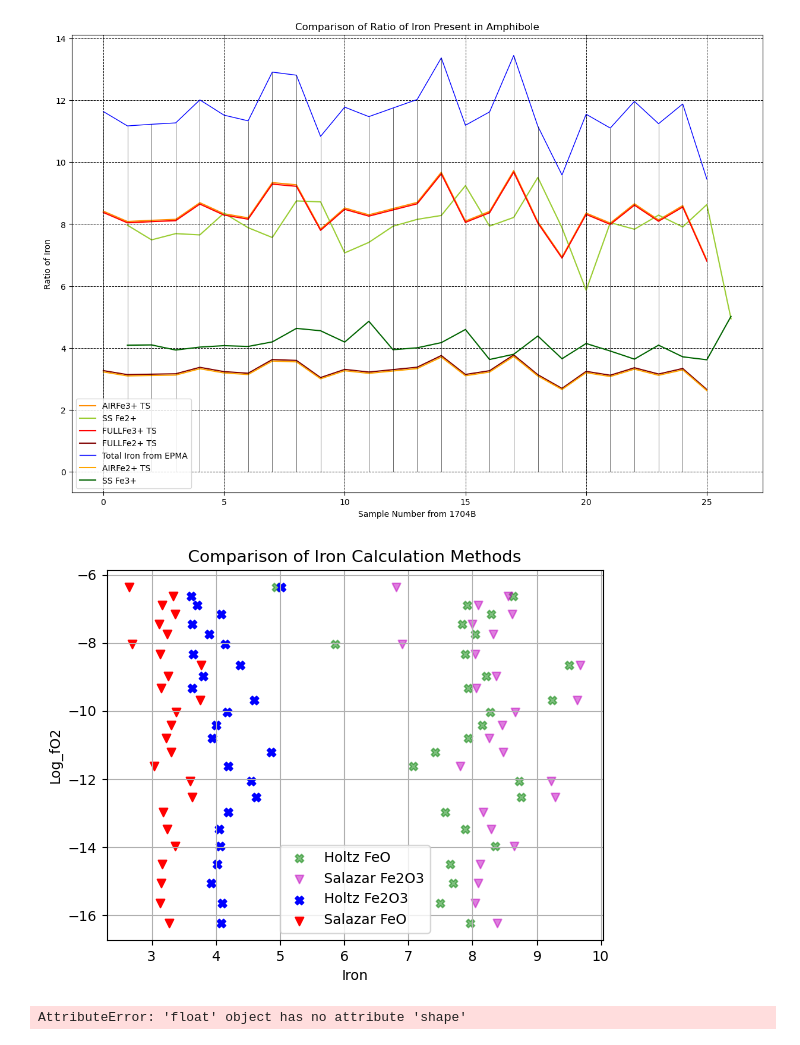
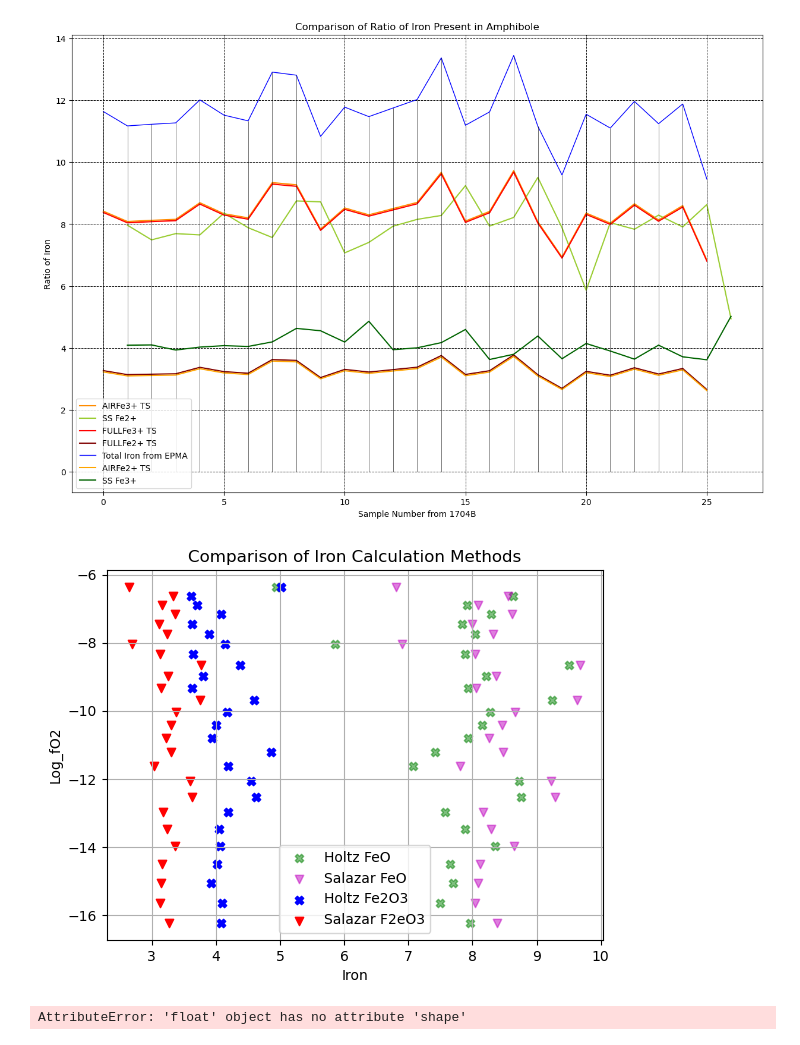
Before and after one commit to s-tomas/Petrology, a Jupyter notebook: Kamchatka/EPMA S.2 Analyses/1704/fO2_1704B.ipynb, the cells around one changed output. Cells and saved outputs as stored; diff of their text form; code cells hidden in the pictures.

```diff
--- a/Kamchatka/EPMA S.2 Analyses/1704/fO2_1704B.ipynb
+++ b/Kamchatka/EPMA S.2 Analyses/1704/fO2_1704B.ipynb
@@ -309,19 +309,19 @@ plt.show()
 # %%
 
 plt.scatter(datafeocalc, Log_fO2,c='g', marker='X', alpha=0.5, label = 'Holtz FeO')
-plt.scatter(numerator_parts, Log_fO2, c='m', marker='v', alpha=0.5, label = 'Salazar Fe2O3')
+plt.scatter(numerator_parts, Log_fO2, c='m', marker='v', alpha=0.5, label = 'Salazar FeO')
 
 plt.scatter(datafe2O3calc, Log_fO2, c = 'b', marker = 'X', label = 'Holtz Fe2O3')
-plt.scatter(denominator_parts, Log_fO2, c = 'r', marker = 'v', label = 'Salazar FeO')
+plt.scatter(denominator_parts, Log_fO2, c = 'r', marker = 'v', label = 'Salazar F2eO3')
 
 plt.xlabel('Iron')
 plt.ylabel('Log_fO2')
 plt.legend()
 plt.grid(True)
 plt.title('Comparison of Iron Calculation Methods')
 plt.show()
 # %% [output]
-[figure, old version]
+[figure, new version]
 # %%
 from scipy import stats
 
```
Also changed, not shown: parts of 1 cell of this notebook, 3 other files.
